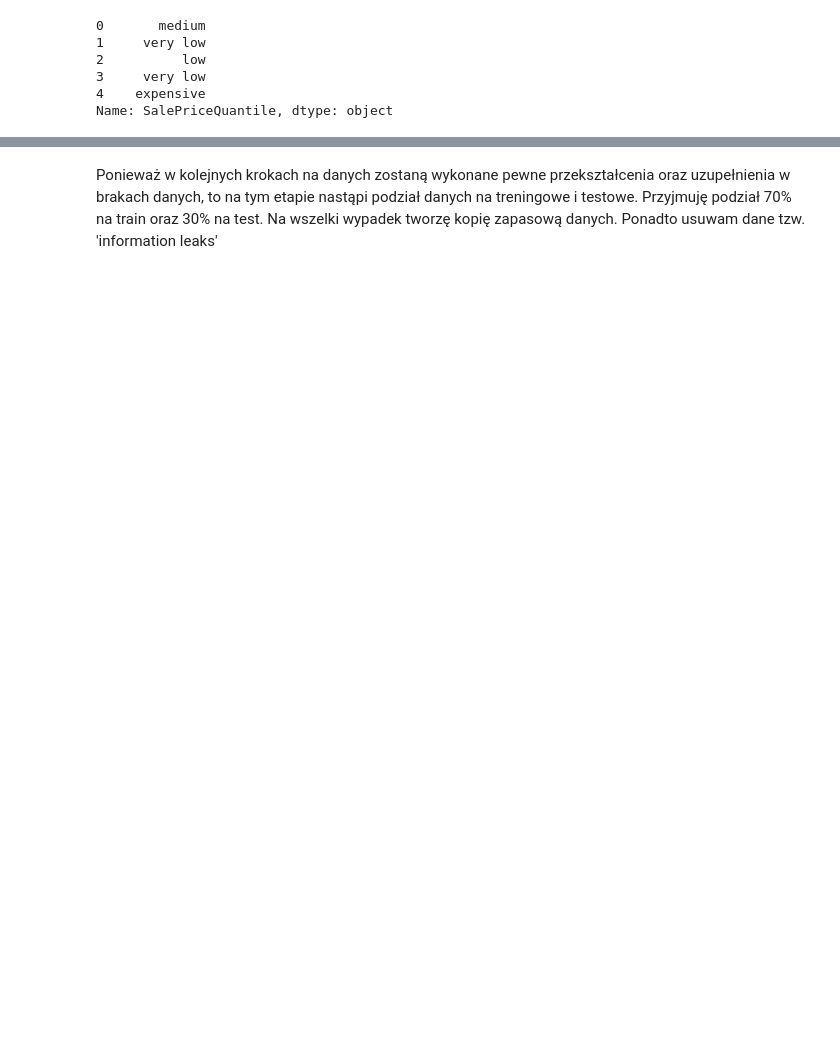
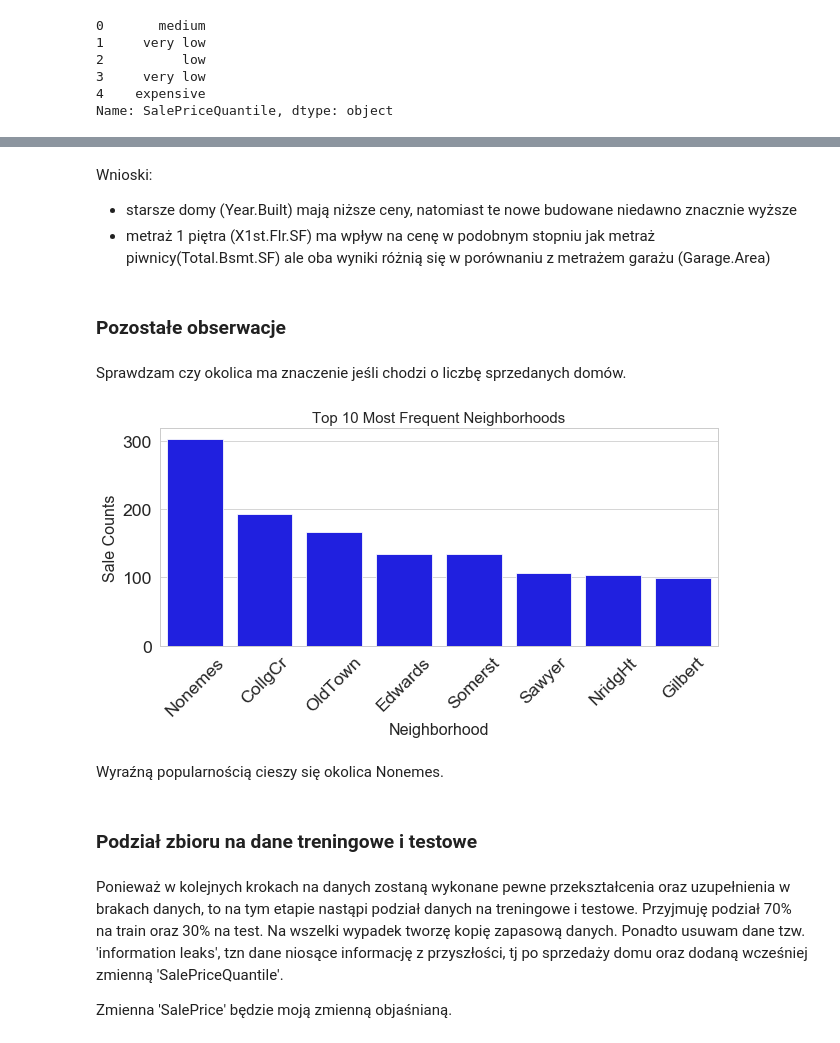
Before and after one commit to edytakudla/Ames_Prices_Predicting_Project, a Jupyter notebook: Project Ames.ipynb, the cells around one changed output, grey strips where cells are left out. Drawn from its saved outputs; the diff is of its cells as text; code cells hidden in the pictures; blank space fills up the shorter version.

```diff
--- a/Project Ames.ipynb
+++ b/Project Ames.ipynb
@@ -493,5 +544,32 @@ res = stats.probplot(df['SalePrice'], plot=plt)
+# %% [markdown]
+Wnioski:
+- starsze domy (Year.Built) mają niższe ceny, natomiast te nowe budowane niedawno znacznie wyższe
+- metraż 1 piętra (X1st.Flr.SF) ma wpływ na cenę w podobnym stopniu jak metraż piwnicy(Total.Bsmt.SF) ale oba wyniki różnią się w porównaniu z metrażem garażu (Garage.Area)
+# %% [markdown]
+### Pozostałe obserwacje
+# %% [markdown]
+Sprawdzam czy okolica ma znaczenie jeśli chodzi o liczbę sprzedanych domów.
+# %%
+plt.figure(figsize=(10,4))
+
+sns.countplot(x='Neighborhood', data=df, order = df['Neighborhood'].value_counts()[:8].index, color='blue')
+plt.title("Top 10 Most Frequent Neighborhoods", fontsize=15)
+plt.xlabel("Neighborhood", fontsize=16)
+plt.ylabel("Sale Counts", fontsize=16)
+plt.xticks(rotation=45)
+
+sns.set_context(font_scale=2.0)
+plt.show()
+# %% [output]
+[figure, added]
+# %% [markdown]
+Wyraźną popularnością cieszy się okolica Nonemes.
+# %% [markdown]
+### Podział zbioru na dane treningowe i testowe
 # %% [markdown]
 Ponieważ w kolejnych krokach na danych zostaną wykonane pewne przekształcenia oraz uzupełnienia w brakach danych, to na tym etapie nastąpi podział danych na treningowe i testowe.
 Przyjmuję podział 70% na train oraz 30% na test. Na wszelki wypadek tworzę kopię zapasową danych.
-Ponadto usuwam dane tzw. 'information leaks'
+Ponadto usuwam dane tzw. 'information leaks', tzn dane niosące informację z przyszłości, tj po sprzedaży domu oraz dodaną wcześniej zmienną 'SalePriceQuantile'.
+
+Zmienna 'SalePrice' będzie moją zmienną objaśnianą.
 # %%
```
Also changed, not shown: parts of 52 cells of this notebook.
